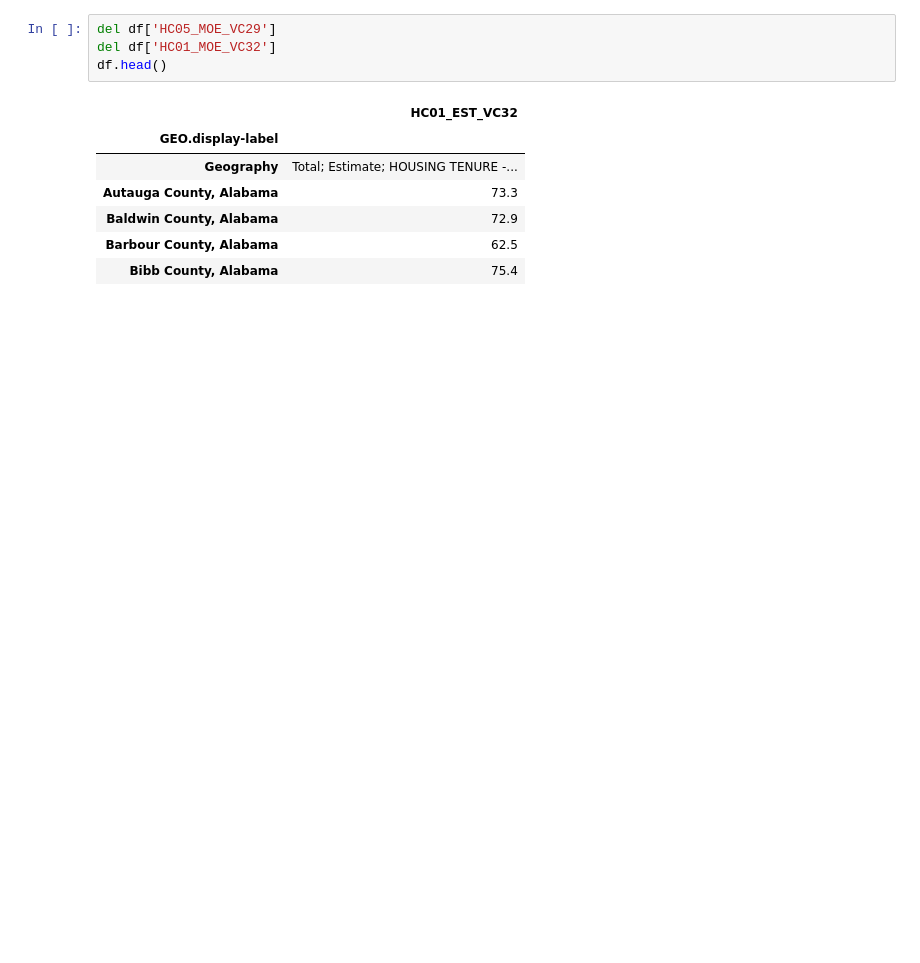
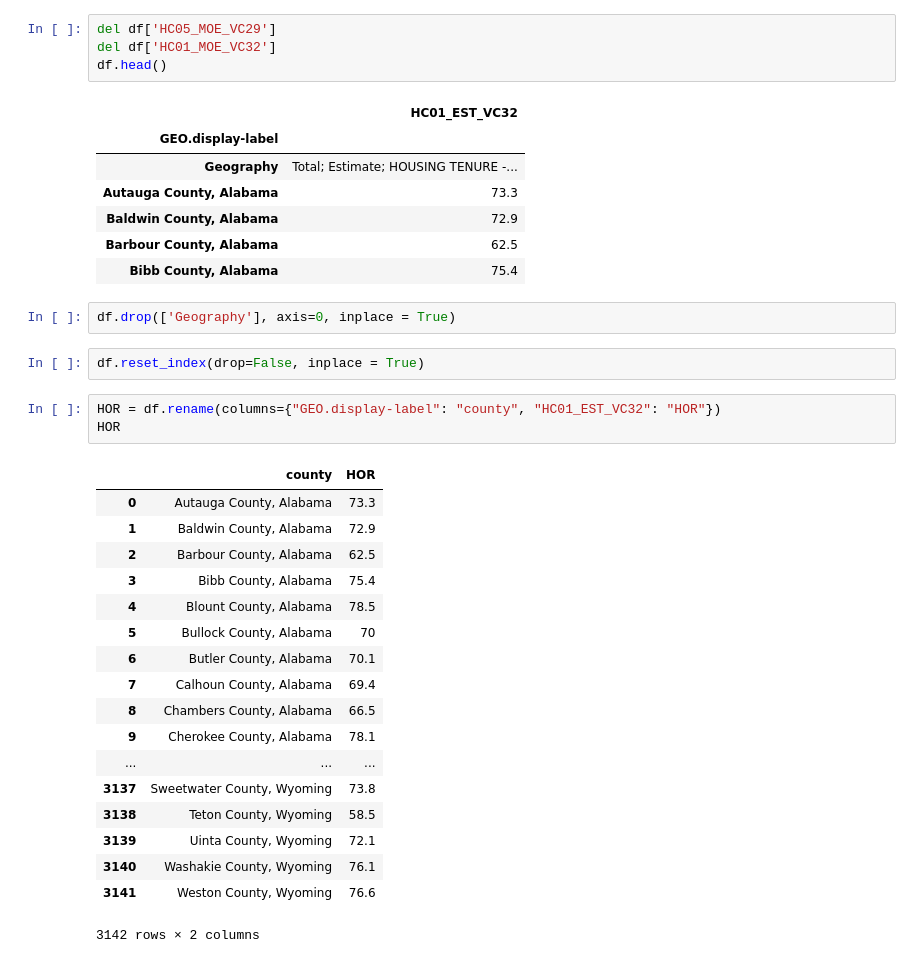
Before and after one commit to natashacrosby/Project_1, a Jupyter notebook: Homeownership_ACS.ipynb, the cells around one changed output. Cells and saved outputs as stored; diff of their text form; blank space fills up the shorter version.

```diff
--- a/Homeownership_ACS.ipynb
+++ b/Homeownership_ACS.ipynb
@@ -48,3 +48,29 @@ df.head()
 | Baldwin County, Alabama | 72.9 |
 | Barbour County, Alabama | 62.5 |
 | Bibb County, Alabama | 75.4 |
+# %%
+df.drop(['Geography'], axis=0, inplace = True)
+# %%
+df.reset_index(drop=False, inplace = True)
+# %%
+HOR = df.rename(columns={"GEO.display-label": "county", "HC01_EST_VC32": "HOR"})
+HOR
+# %% [output]
+|  | county | HOR |
+| 0 | Autauga County, Alabama | 73.3 |
+| 1 | Baldwin County, Alabama | 72.9 |
+| 2 | Barbour County, Alabama | 62.5 |
+| 3 | Bibb County, Alabama | 75.4 |
+| 4 | Blount County, Alabama | 78.5 |
+| 5 | Bullock County, Alabama | 70 |
+| 6 | Butler County, Alabama | 70.1 |
+| 7 | Calhoun County, Alabama | 69.4 |
+| 8 | Chambers County, Alabama | 66.5 |
+| 9 | Cherokee County, Alabama | 78.1 |
+| ... | ... | ... |
+| 3137 | Sweetwater County, Wyoming | 73.8 |
+| 3138 | Teton County, Wyoming | 58.5 |
+| 3139 | Uinta County, Wyoming | 72.1 |
+| 3140 | Washakie County, Wyoming | 76.1 |
+| 3141 | Weston County, Wyoming | 76.6 |
+3142 rows × 2 columns
```
